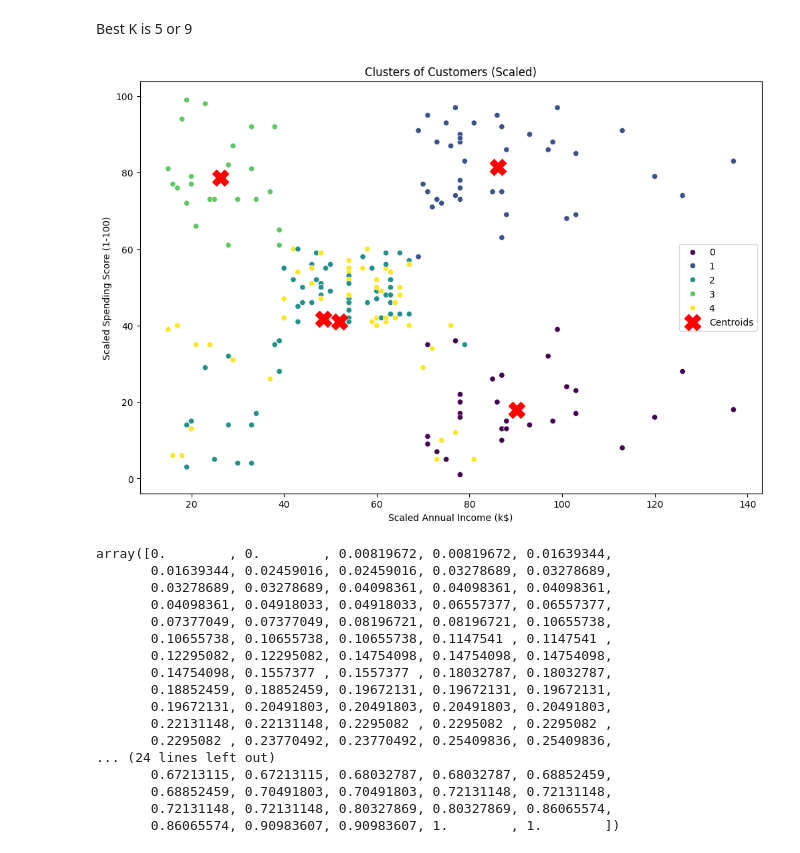
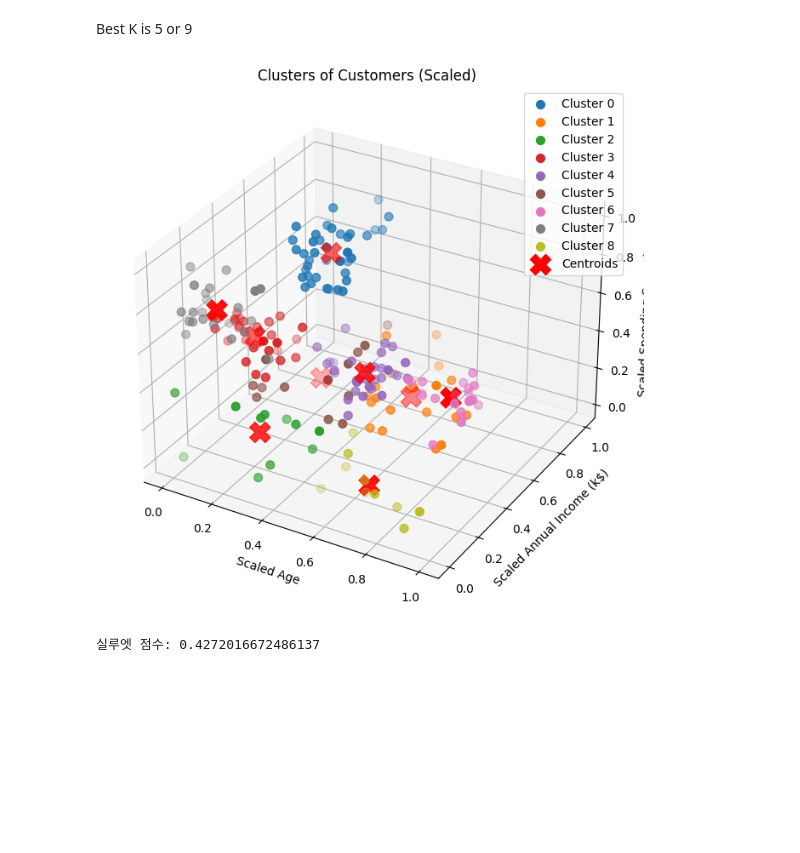
Before and after one commit to Chanhee0430/K-means-Algorithms, a Jupyter notebook: K-means_kaggle_MallCustomer.ipynb, the cells around one changed output. Drawn from its saved outputs; the diff is of its cells as text; code cells hidden in the pictures; blank space fills up the shorter version.

```diff
--- a/K-means_kaggle_MallCustomer.ipynb
+++ b/K-means_kaggle_MallCustomer.ipynb
@@ -197,45 +197,40 @@ Corresponding silhouette score: 0.4272016672486137
 # %% [markdown]
 Best K is 5 or 9
 # %%
+from mpl_toolkits.mplot3d import Axes3D
+
 # 클러스터 개수 선택 (예: k=4)
-k = 5
+k = 9
 
 # k-means 모델 생성 및 훈련
 kmeans = KMeans(n_clusters = k, init = 'k-means++', max_iter = 300, n_init = 10, random_state = 0)
 kmeans.fit(X)
 
-# 각 데이터 포인트에 대한 클러스터 할당
-cluster_centers_original_scale = scaler.inverse_transform(kmeans.cluster_centers_)
-cluster_labels = kmeans.labels_
+# 3차원 시각화
+fig = plt.figure(figsize=(12, 8))
+ax = fig.add_subplot(111, projection='3d')
 
-# 클러스터링 결과 시각화
-plt.figure(figsize=(12, 8))
-sns.scatterplot(x=data.iloc[:, 1], y=data.iloc[:, 2], hue=cluster_labels, palette='viridis')
-plt.scatter(cluster_centers_original_scale[:, 1], cluster_centers_original_scale[:, 2], s=300, c='red', marker='X', label='Centroids')
-plt.xlabel('Scaled Annual Income (k$)')
-plt.ylabel('Scaled Spending Score (1-100)')
-plt.title('Clusters of Customers (Scaled)')
-plt.legend()
+# 데이터 포인트 시각화
+for cluster in range(k):
+    ax.scatter(X[cluster_labels == cluster, 0], X[cluster_labels == cluster, 1], X[cluster_labels == cluster, 2], label=f'Cluster {cluster}', s=50)
+
+# 클러스터 중심점 시각화
+ax.scatter(kmeans.cluster_centers_[:, 0], kmeans.cluster_centers_[:, 1], kmeans.cluster_centers_[:, 2], s=300, c='red', marker='X', label='Centroids')
+
+ax.set_xlabel('Scaled Age')
+ax.set_ylabel('Scaled Annual Income (k$)')
+ax.set_zlabel('Scaled Spending Score (1-100)')
+ax.set_title('Clusters of Customers (Scaled)')
+ax.legend()
+
 plt.show()
 # %% [output]
-[figure, old version]
+[figure, new version]
-# %%
-X[:, 1]
-# %% [output]
-array([0.        , 0.        , 0.00819672, 0.00819672, 0.01639344,
-       0.01639344, 0.02459016, 0.02459016, 0.03278689, 0.03278689,
-       0.03278689, 0.03278689, 0.04098361, 0.04098361, 0.04098361,
-       0.04098361, 0.04918033, 0.04918033, 0.06557377, 0.06557377,
-       0.07377049, 0.07377049, 0.08196721, 0.08196721, 0.10655738,
-       0.10655738, 0.10655738, 0.10655738, 0.1147541 , 0.1147541 ,
-       0.12295082, 0.12295082, 0.14754098, 0.14754098, 0.14754098,
-       0.14754098, 0.1557377 , 0.1557377 , 0.18032787, 0.18032787,
-       0.18852459, 0.18852459, 0.19672131, 0.19672131, 0.19672131,
-       0.19672131, 0.20491803, 0.20491803, 0.20491803, 0.20491803,
-       0.22131148, 0.22131148, 0.2295082 , 0.2295082 , 0.2295082 ,
-       0.2295082 , 0.23770492, 0.23770492, 0.25409836, 0.25409836,
-... (24 lines left out)
-       0.67213115, 0.67213115, 0.68032787, 0.68032787, 0.68852459,
-       0.68852459, 0.70491803, 0.70491803, 0.72131148, 0.72131148,
-       0.72131148, 0.72131148, 0.80327869, 0.80327869, 0.86065574,
-       0.86065574, 0.90983607, 0.90983607, 1.        , 1.        ])
+# %%
+from sklearn.metrics import silhouette_score
+
+# 클러스터링 결과에 대한 실루엣 점수 계산
+silhouette_avg = silhouette_score(X, cluster_labels)
+print("실루엣 점수:", silhouette_avg)
+# %% [output]
+실루엣 점수: 0.4272016672486137
```
